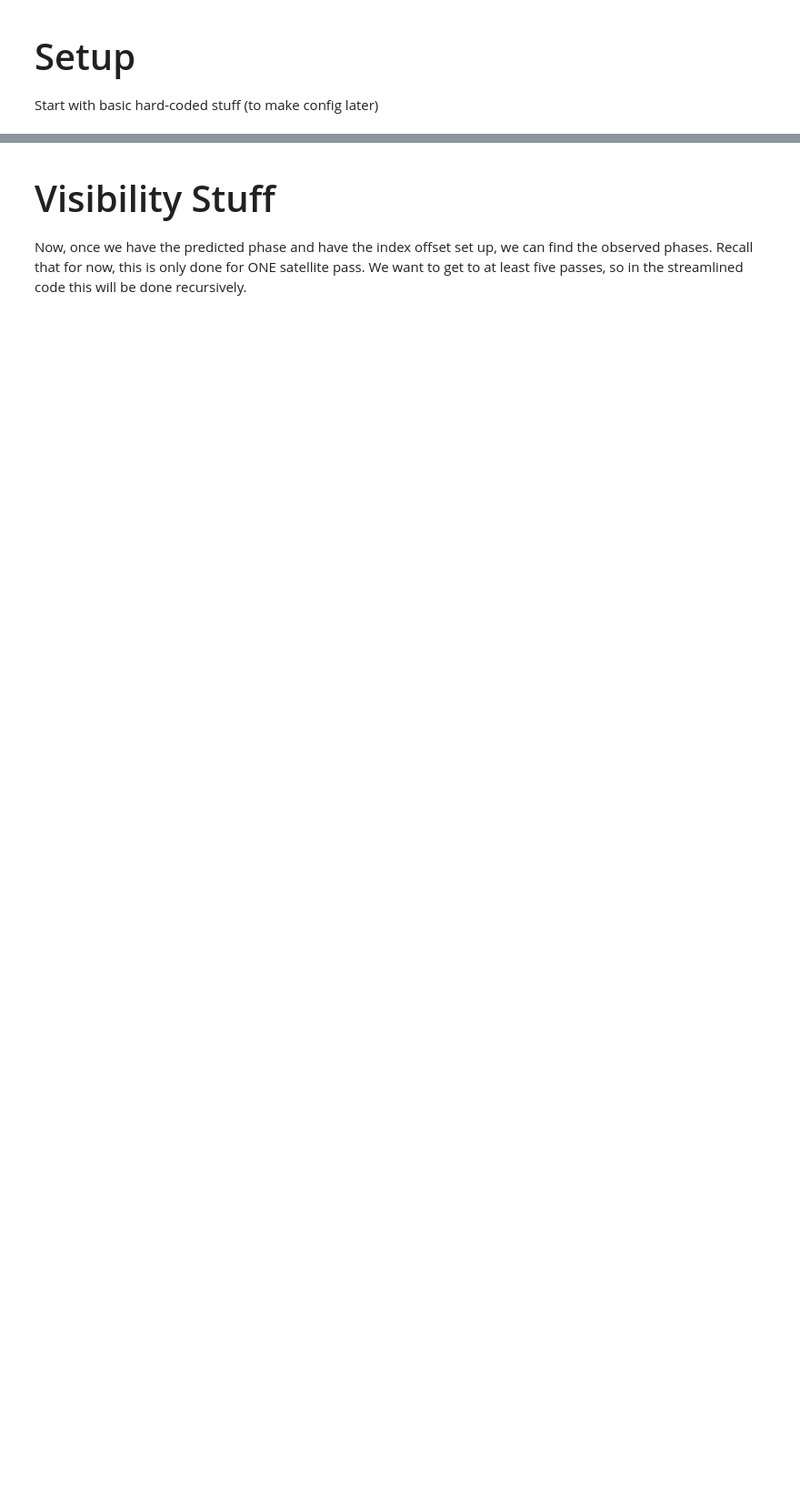
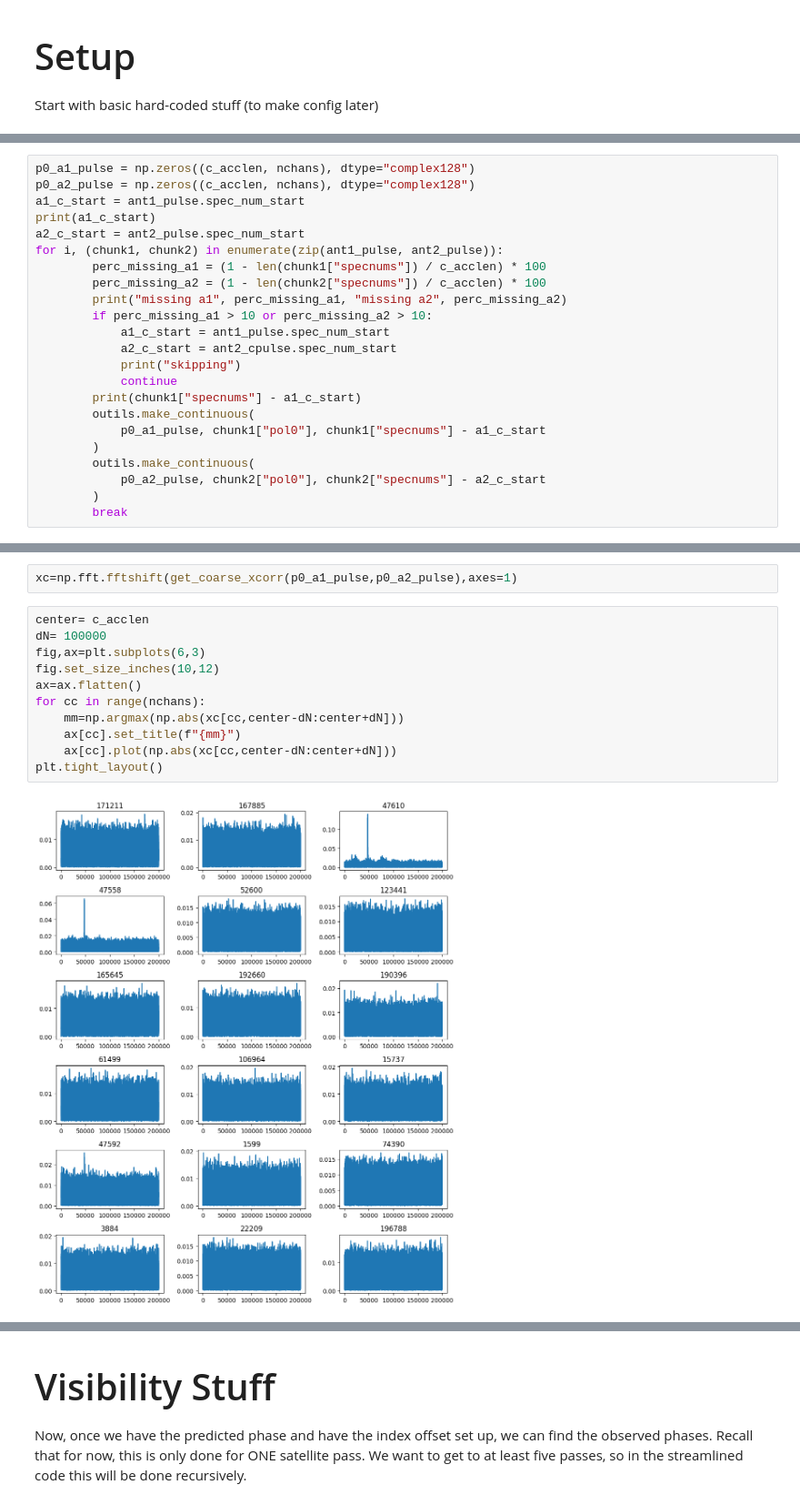
Before and after one commit to ALBATROS-Experiment/albatros_analysis, a Jupyter notebook: scripts/coord_calib.ipynb, the cells around one changed output, grey strips where cells are left out. Shown: that part at 91% size. Drawn from its saved outputs; the diff is of its cells as text; blank space fills up the shorter version.

```diff
--- a/scripts/coord_calib.ipynb
+++ b/scripts/coord_calib.ipynb
@@ -135,0 +182,23 @@ Not reading any data
+# %%
+p0_a1_pulse = np.zeros((c_acclen, nchans), dtype="complex128")
+p0_a2_pulse = np.zeros((c_acclen, nchans), dtype="complex128")
+a1_c_start = ant1_pulse.spec_num_start
+print(a1_c_start)
+a2_c_start = ant2_pulse.spec_num_start
+for i, (chunk1, chunk2) in enumerate(zip(ant1_pulse, ant2_pulse)):
+        perc_missing_a1 = (1 - len(chunk1["specnums"]) / c_acclen) * 100
+        perc_missing_a2 = (1 - len(chunk2["specnums"]) / c_acclen) * 100
+        print("missing a1", perc_missing_a1, "missing a2", perc_missing_a2)
+        if perc_missing_a1 > 10 or perc_missing_a2 > 10:
+            a1_c_start = ant1_pulse.spec_num_start
+            a2_c_start = ant2_cpulse.spec_num_start
+            print("skipping")
+            continue
+        print(chunk1["specnums"] - a1_c_start)
+        outils.make_continuous(
+            p0_a1_pulse, chunk1["pol0"], chunk1["specnums"] - a1_c_start
+        )
+        outils.make_continuous(
+            p0_a2_pulse, chunk2["pol0"], chunk2["specnums"] - a2_c_start
+        )
+        break
@@ -135,0 +210,15 @@ Not reading any data
+# %%
+xc=np.fft.fftshift(get_coarse_xcorr(p0_a1_pulse,p0_a2_pulse),axes=1)
+# %%
+center= c_acclen
+dN= 100000
+fig,ax=plt.subplots(6,3)
+fig.set_size_inches(10,12)
+ax=ax.flatten()
+for cc in range(nchans):
+    mm=np.argmax(np.abs(xc[cc,center-dN:center+dN]))
+    ax[cc].set_title(f"{mm}")
+    ax[cc].plot(np.abs(xc[cc,center-dN:center+dN]))
+plt.tight_layout()
+# %% [output]
+[figure, added]
```
Also changed, not shown: parts of 24 cells of this notebook, 2 other files.
